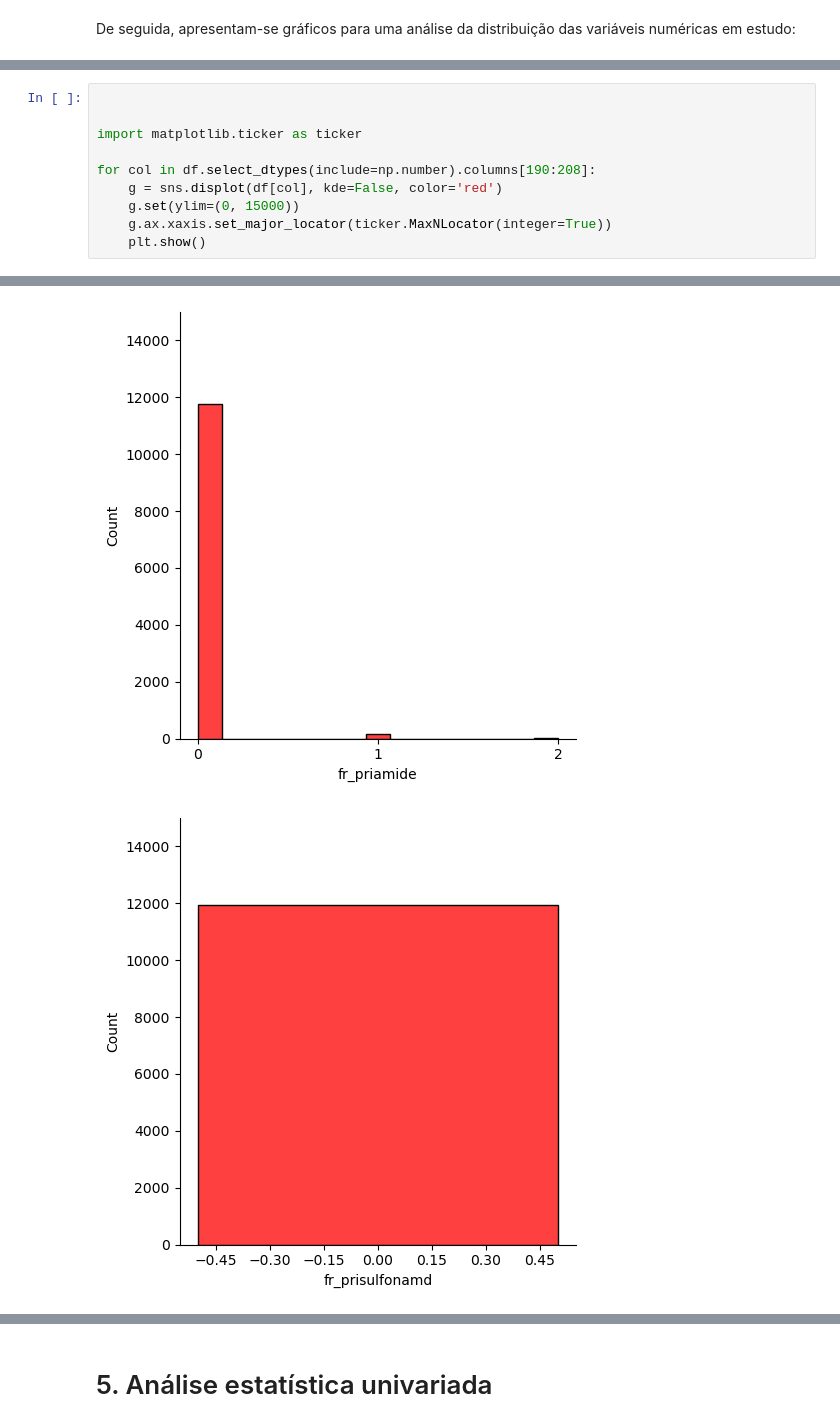
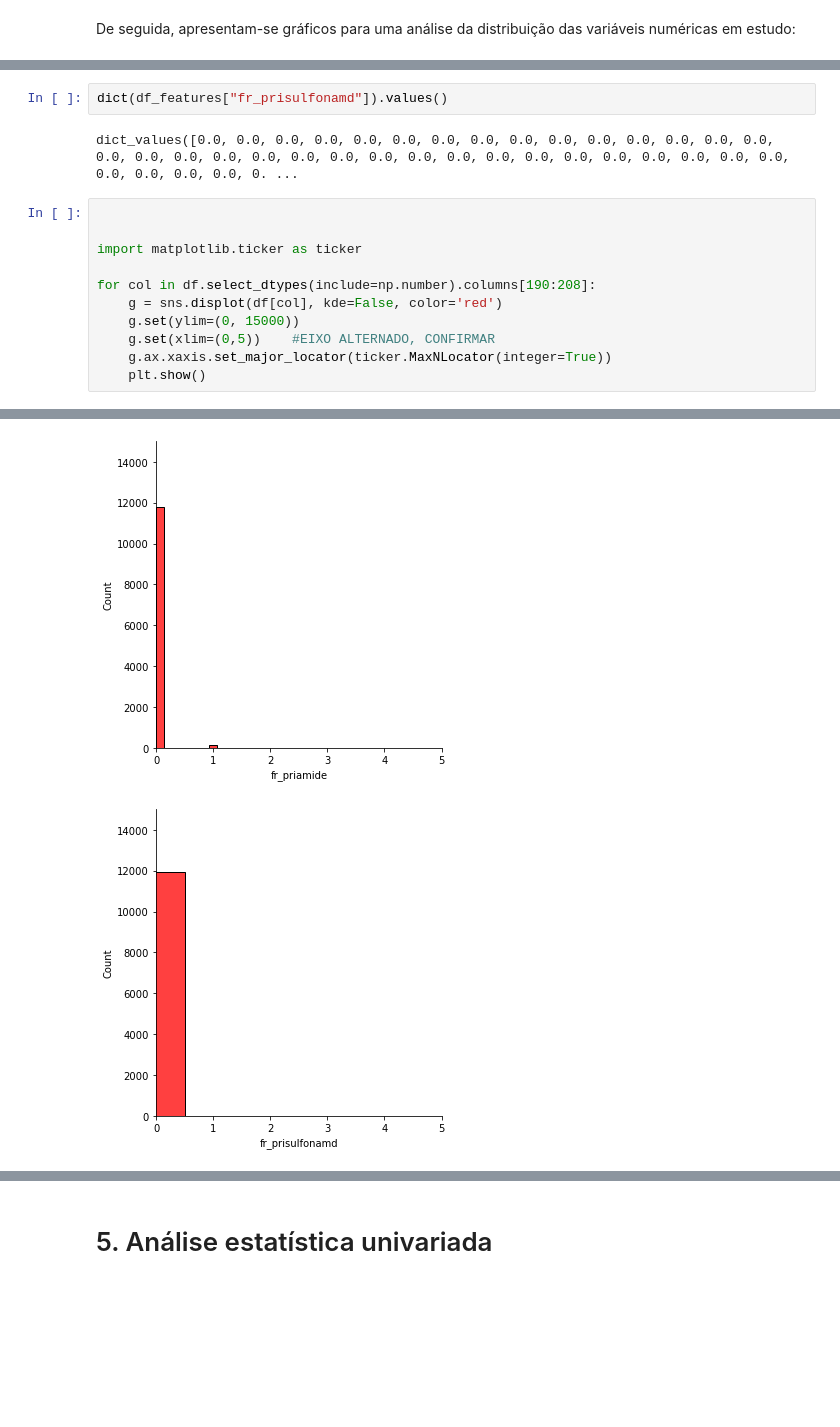
Before and after one commit to BrunoAGSa/Extra-o_Work, a Jupyter notebook: Trabalho parte 2/cyp2c9/trabalho 2.ipynb, the cells around one changed output, grey strips where cells are left out. Drawn from its saved outputs; the diff is of its cells as text; blank space fills up the shorter version.

```diff
--- a/Trabalho parte 2/cyp2c9/trabalho 2.ipynb
+++ b/Trabalho parte 2/cyp2c9/trabalho 2.ipynb
@@ -358,3 +358,7 @@ for col in df.select_dtypes(include=np.number).columns[2:11]:
+# %%
+dict(df_features["fr_prisulfonamd"]).values()
+# %% [output]
+dict_values([0.0, 0.0, 0.0, 0.0, 0.0, 0.0, 0.0, 0.0, 0.0, 0.0, 0.0, 0.0, 0.0, 0.0, 0.0, 0.0, 0.0, 0.0, 0.0, 0.0, 0.0, 0.0, 0.0, 0.0, 0.0, 0.0, 0.0, 0.0, 0.0, 0.0, 0.0, 0.0, 0.0, 0.0, 0.0, 0.0, 0.0, 0. ...
 # %%
 
 
@@ -363,6 +367,7 @@ import matplotlib.ticker as ticker
 for col in df.select_dtypes(include=np.number).columns[190:208]:
     g = sns.displot(df[col], kde=False, color='red')
     g.set(ylim=(0, 15000))
+    g.set(xlim=(0,5))    #EIXO ALTERNADO, CONFIRMAR
     g.ax.xaxis.set_major_locator(ticker.MaxNLocator(integer=True))
     plt.show()
 # %% [output]
@@ -375,2 +380,2 @@ for col in df.select_dtypes(include=np.number).columns[190:208]:
-[figure, old version]
+[figure, new version]
-[figure, old version]
+[figure, new version]
```
Also changed, not shown: parts of 23 cells of this notebook.
